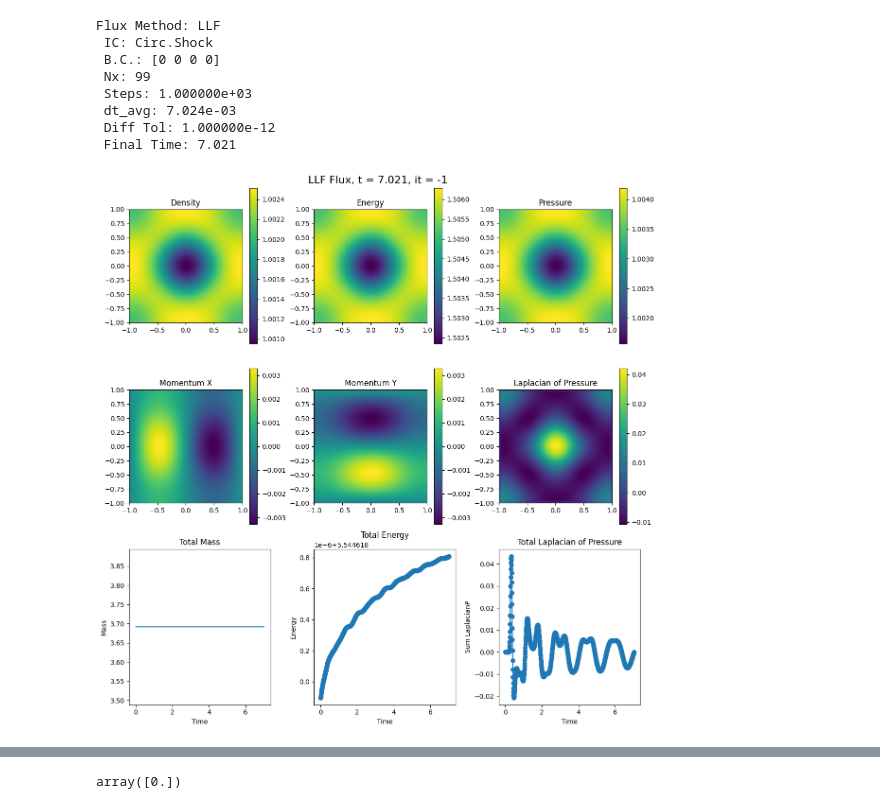
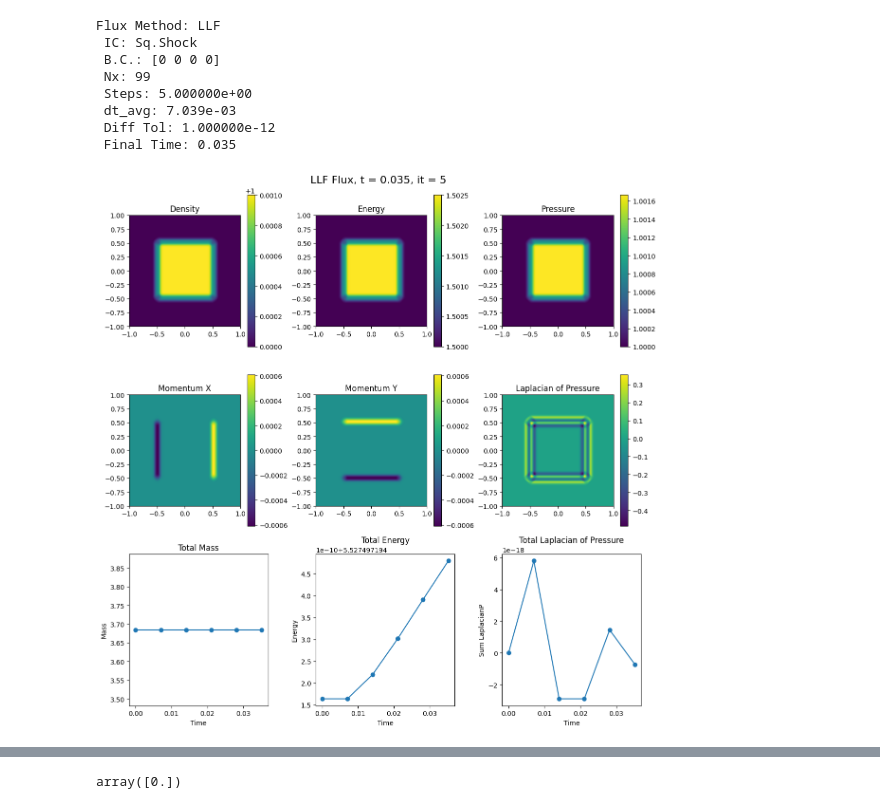
Before and after one commit to Jimbo-Coder/PyFluid, a Jupyter notebook: main.ipynb, the cells around one changed output, grey strips where cells are left out. Cells and saved outputs as stored; diff of their text form; code cells hidden in the pictures.

```diff
--- a/main.ipynb
+++ b/main.ipynb
@@ -433,7 +433,7 @@ class Fluid2D:
       axs[1, 2].set_title('Laplacian of Pressure')
       fig.colorbar(im5, ax=axs[1, 2])
 
-      axs[2,0].plot(self.ts, self.mtots)
+      axs[2,0].plot(self.ts, self.mtots, "-o", label='Total Mass')
       axs[2,0].set_title('Total Mass')
       axs[2,0].set_xlabel('Time')
       axs[2,0].set_ylabel('Mass')
@@ -461,11 +461,10 @@ class Fluid2D:
       diffstepmax = self.diffsteps.max()
       diffstepmean = self.diffsteps.mean()
       axs[0,1].plot(self.ts[:-1], self.diffsteps,"-o", label='Diffusion Steps')
-      axs[0,1].set_title('Diffusion Steps per Time Step')
+      axs[0,1].axhline(y=diffstepmax, color='r', linestyle='--', label='Max Steps')
+      axs[0,1].axhline(y=diffstepmean, color='g', linestyle='--', label='Mean Steps')
+      axs[0,1].set_title(f'Diffusion Steps per Iteration')
       axs[0,1].set_xlabel('Time')
-      axs[0,1].set_ylabel('Diffusion Steps')
-      axs[0,1].axhline(diffstepmax, color='r', linestyle='--', label=f'Max Steps: {diffstepmax:.2f}')
-      axs[0,1].axhline(diffstepmean, color='g', linestyle='--', label=f'Mean Steps: {diffstepmean:.2f}')
       axs[0,1].legend()
 
 
@@ -474,7 +473,10 @@ class Fluid2D:
          iti = -1;
       else:
          iti = it
-      its  = iti - 1;
+      if it == self.Nsteps or it == -1:
+         its = -2;
+      else:
+         its = it
       im1 =axs[1,0].imshow(self.divstresses[iti,0], extent=(self.x0, self.x1, self.x0, self.x1), origin='lower')
       axs[1,0].set_title(f'Divergence of Stress Tensor X t={self.ts[its]:.3f}')
       axs[1,0].set_xlabel('X')
@@ -540,37 +542,37 @@ class Fluid2D:
         self.etots = np.sum(self.uvecs[:,3,:]*self.imask,axis = (1,2)) * self.dx * self.dx
         self.gradPs = np.gradient(self.pressures, self.dx,axis=(1,2))
         P_xx, bad = np.gradient(self.gradPs[0],self.dx, axis=(1,2))
         bad,P_yy = np.gradient(self.gradPs[1],self.dx, axis=(1,2))
         self.lapPs = (P_xx + P_yy)
         self.laptots = np.sum(self.lapPs, axis=(1,2)) * self.dx * self.dx
 
 
 x0t = -1.0; x1t = 1.0;  nxt = 99;
-Nsteps =1e3
+Nsteps =5
 #IC Key
 #[0 = Central Circular Shock, 1 = Central Square Shock, 2 = Wave, 3 = Vortex]
 ici = 1
 #BC Key
 #[0 = Periodic, 1 = Outflow, 2 = Reflective  ]
 # LHS, RHS, BOTTOM, TOP
 bci = np.array([0,0,0,0])
 #Flux Methods
 #[0 = LLF, 1 = HLLE, 2 = HLLC]
 flux_meth = 0
 state = Fluid2D(x0t, x1t, nxt, ici, bci, Nsteps, flux_meth)
 state.run_and_store()
 
-it = -1
+it = 5
 state.plot_all(it)
 #state.compute_HLL_and_update()
 print(f"Flux Method: {state.fluxname} \n IC: {state.icname} \n B.C.: {bci} \n Nx: {nxt} \n Steps: {Nsteps:5e} \n dt_avg: {state.dt:.3e} \n Diff Tol: {state.difftol:5e} \n Final Time: {state.t:.3f}")
 # %% [output]
 Flux Method: LLF
- IC: Circ.Shock
+ IC: Sq.Shock
  B.C.: [0 0 0 0]
  Nx: 99
- Steps: 1.000000e+03
- dt_avg: 7.024e-03
+ Steps: 5.000000e+00
+ dt_avg: 7.039e-03
  Diff Tol: 1.000000e-12
- Final Time: 7.021
+ Final Time: 0.035
-[figure, old version]
+[figure, new version]
```
Also changed, not shown: parts of 1 cell of this notebook.
